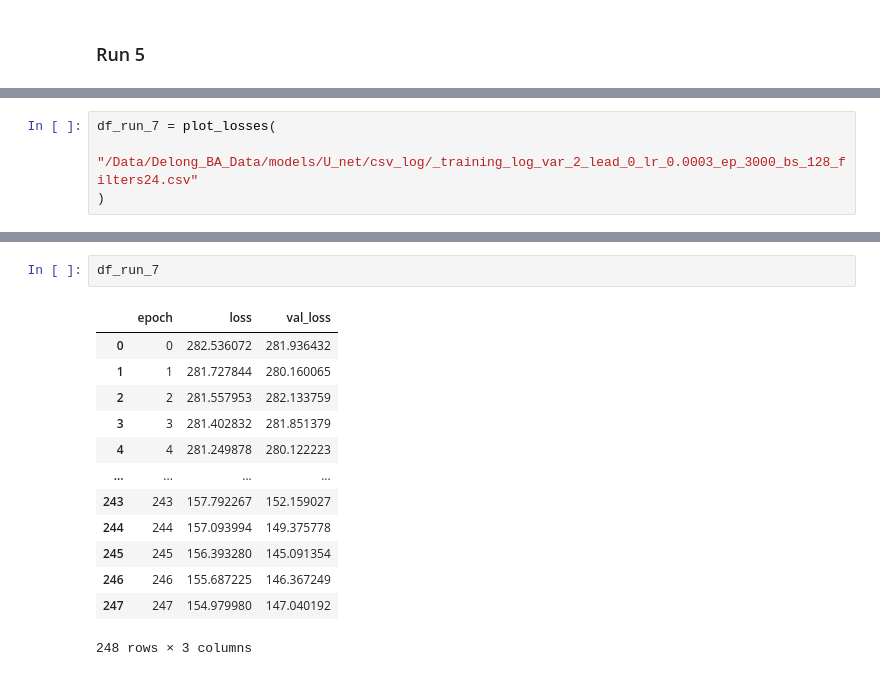
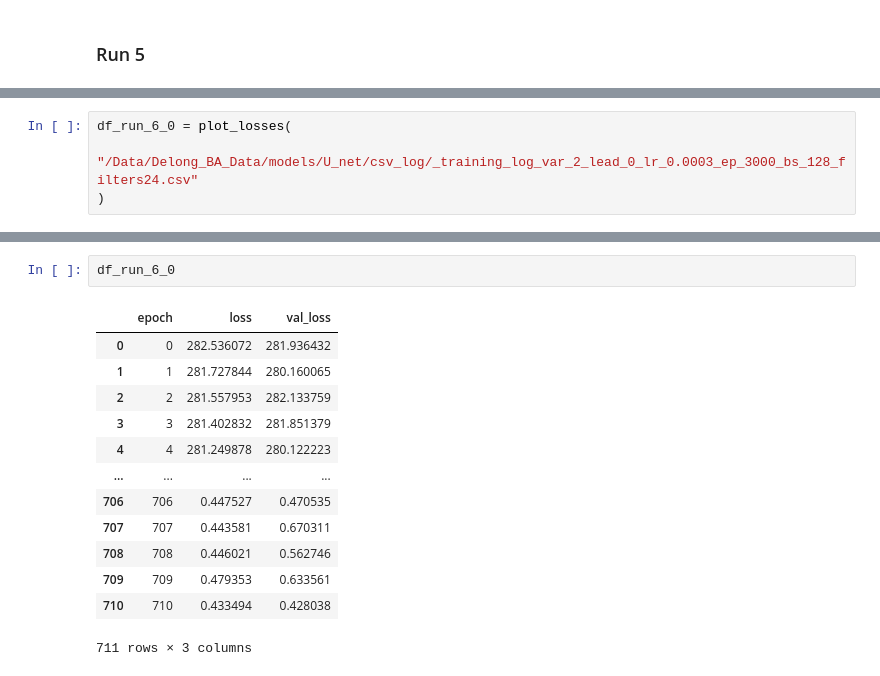
Before and after one commit to cleveryangcong/Bachelor_Thesis, a Jupyter notebook: notebooks/exploratory/2.7.1-dc-U_net_load_csv_and_test.ipynb, the cells around one changed output, grey strips where cells are left out. Cells and saved outputs as stored; diff of their text form.

```diff
--- a/notebooks/exploratory/2.7.1-dc-U_net_load_csv_and_test.ipynb
+++ b/notebooks/exploratory/2.7.1-dc-U_net_load_csv_and_test.ipynb
@@ -306,5 +218,5 @@ KeyboardInterrupt:
 # %%
-df_run_7 = plot_losses(
+df_run_6_0 = plot_losses(
     "/Data/Delong_BA_Data/models/U_net/csv_log/_training_log_var_2_lead_0_lr_0.0003_ep_3000_bs_128_filters24.csv"
 )
 # %% [output]
@@ -312,18 +224,18 @@ df_run_7 = plot_losses(
 [interactive output not drawn]
 # %%
-df_run_7
+df_run_6_0
 # %% [output]
 |  | epoch | loss | val_loss |
 | 0 | 0 | 282.536072 | 281.936432 |
 | 1 | 1 | 281.727844 | 280.160065 |
 | 2 | 2 | 281.557953 | 282.133759 |
 | 3 | 3 | 281.402832 | 281.851379 |
 | 4 | 4 | 281.249878 | 280.122223 |
 | ... | ... | ... | ... |
-| 243 | 243 | 157.792267 | 152.159027 |
-| 244 | 244 | 157.093994 | 149.375778 |
-| 245 | 245 | 156.393280 | 145.091354 |
-| 246 | 246 | 155.687225 | 146.367249 |
-| 247 | 247 | 154.979980 | 147.040192 |
+| 706 | 706 | 0.447527 | 0.470535 |
+| 707 | 707 | 0.443581 | 0.670311 |
+| 708 | 708 | 0.446021 | 0.562746 |
+| 709 | 709 | 0.479353 | 0.633561 |
+| 710 | 710 | 0.433494 | 0.428038 |
-248 rows × 3 columns
+711 rows × 3 columns
 [interactive output not drawn]
```
Also changed, not shown: parts of 18 cells of this notebook.
